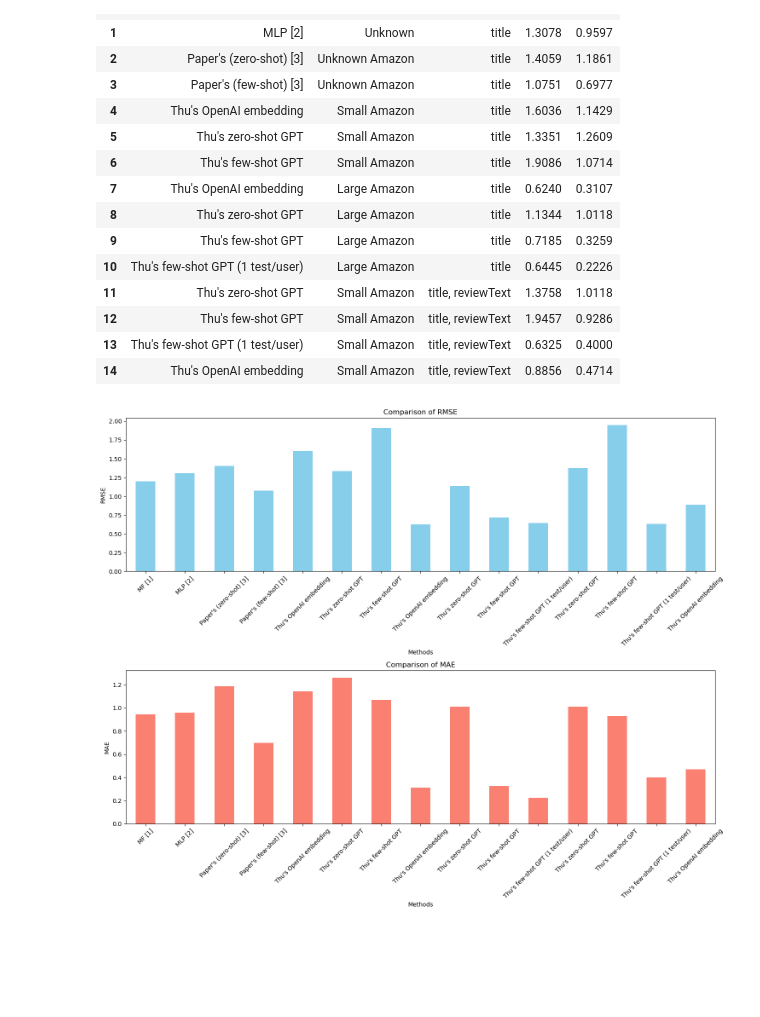
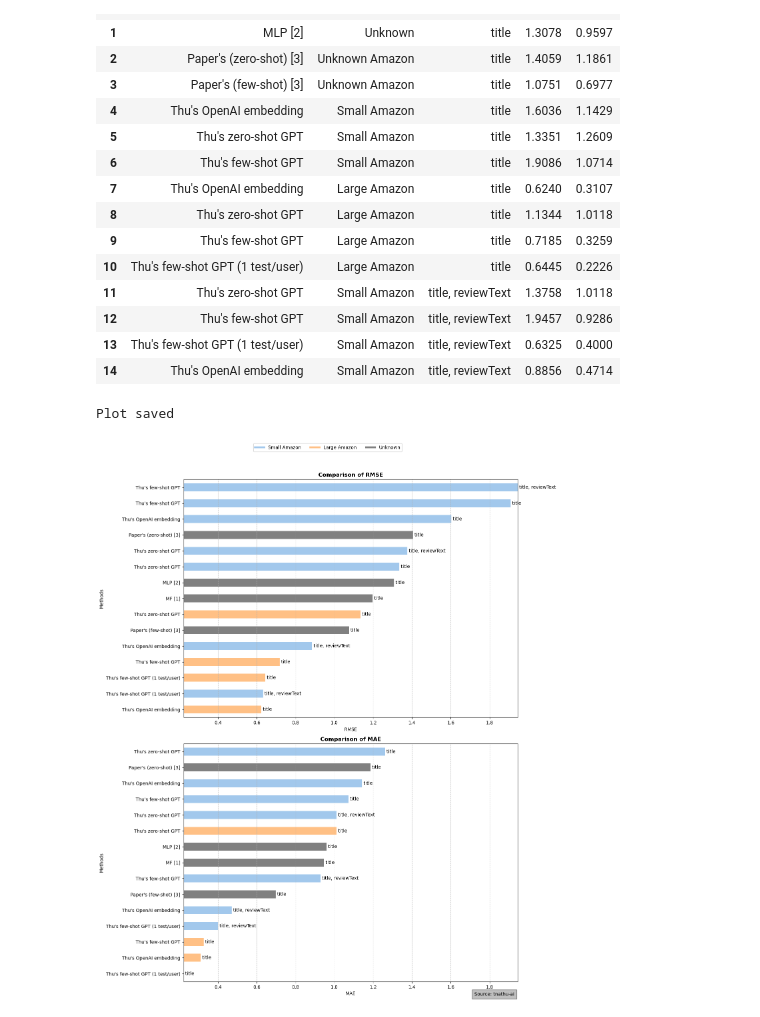
Before and after one commit to tnathu-ai/recommender-system-openAI, a Jupyter notebook: rec-sys/notebook/evaluation/amazon.ipynb, the cells around one changed output. Drawn from its saved outputs; the diff is of its cells as text; code cells hidden in the pictures; blank space fills up the shorter version.

Commit message:
added comparison plot

```diff
--- a/rec-sys/notebook/evaluation/amazon.ipynb
+++ b/rec-sys/notebook/evaluation/amazon.ipynb
@@ -40,25 +39,57 @@ df
 | 12 | Thu's few-shot GPT | Small Amazon | title, reviewText | 1.9457 | 0.9286 |
 | 13 | Thu's few-shot GPT (1 test/user) | Small Amazon | title, reviewText | 0.6325 | 0.4000 |
 | 14 | Thu's OpenAI embedding | Small Amazon | title, reviewText | 0.8856 | 0.4714 |
-# %%
-# Plotting the bar plots for RMSE and MAE
-fig, ax = plt.subplots(2, 1, figsize=(15, 12))
-
-# RMSE Plot
-df.plot(x="Methods", y="RMSE", kind="bar", ax=ax[0], legend=False, color='skyblue')
-ax[0].set_title("Comparison of RMSE")
-ax[0].set_ylabel("RMSE")
-ax[0].set_xlabel("Methods")
-ax[0].tick_params(axis="x", rotation=45)
-
-# MAE Plot
-df.plot(x="Methods", y="MAE", kind="bar", ax=ax[1], legend=False, color='salmon')
-ax[1].set_title("Comparison of MAE")
-ax[1].set_ylabel("MAE")
-ax[1].set_xlabel("Methods")
-ax[1].tick_params(axis="x", rotation=45)
-
-plt.tight_layout()
-plt.show()
-# %% [output]
-[figure, removed]
+# %%
+# Map the dataset to colors
+df['color'] = df['Dataset'].map(color_map)
+
+# Update the max and min scale of RMSE and MAE
+max_rmse_mae = max(df['RMSE'].max(), df['MAE'].max())
+min_rmse_mae = min(df['RMSE'].min(), df['MAE'].min())
+
+
+# Plotting
+fig, ax = plt.subplots(2, 1, figsize=(14, 16))
+
+# RMSE Plot
+df.sort_values(by="RMSE").plot.barh(x="Methods", y="RMSE", ax=ax[0], legend=False, color=df.sort_values(by="RMSE")['color'])
+ax[0].set_title("Comparison of RMSE", fontweight='bold')
+ax[0].set_xlabel("RMSE")
+ax[0].set_ylabel("Methods")
+ax[0].grid(axis='x', linestyle='--', alpha=0.7)
+ax[0].set_xlim([min_rmse_mae, max_rmse_mae])
+
+# Add features as text next to each bar
+for index, value in enumerate(df.sort_values(by="RMSE")['RMSE']):
+    ax[0].text(value, index, ' ' + df.sort_values(by="RMSE")['Features'].iloc[index], color='black', va="center")
+
+# MAE Plot
+df.sort_values(by="MAE").plot.barh(x="Methods", y="MAE", ax=ax[1], legend=False, color=df.sort_values(by="MAE")['color'])
+ax[1].set_title("Comparison of MAE", fontweight='bold')
+ax[1].set_xlabel("MAE")
+ax[1].set_ylabel("Methods")
+ax[1].grid(axis='x', linestyle='--', alpha=0.7)
+ax[1].set_xlim([min_rmse_mae, max_rmse_mae])
+
+# Add features as text next to each bar
+for index, value in enumerate(df.sort_values(by="MAE")['MAE']):
+    ax[1].text(value, index, ' ' + df.sort_values(by="MAE")['Features'].iloc[index], color='black', va="center")
+
+# Add legend
+from matplotlib.lines import Line2D
+legend_elements = [Line2D([0], [0], color='#A2C8EC', lw=4, label='Small Amazon'),
+                   Line2D([0], [0], color='#FFC085', lw=4, label='Large Amazon'),
+                   Line2D([0], [0], color='grey', lw=4, label='Unknown')]
+
+fig.legend(handles=legend_elements, loc='upper center', bbox_to_anchor=(0.5, 1.05), ncol=3)
+
+# Citing the source to the right below the plot
+plt.figtext(0.9, 0.01, "Source: tnathu-ai", ha="right", fontsize=10, bbox={"facecolor":"grey", "alpha":0.5, "pad":5})
+
+plt.tight_layout()
+plt.savefig('../images/comparison_plot.png')
+print(f"Plot saved")
+plt.show()
+# %% [output]
+Plot saved
+[figure, added]
```
Also changed, not shown: parts of 1 cell of this notebook, 5 other files.
